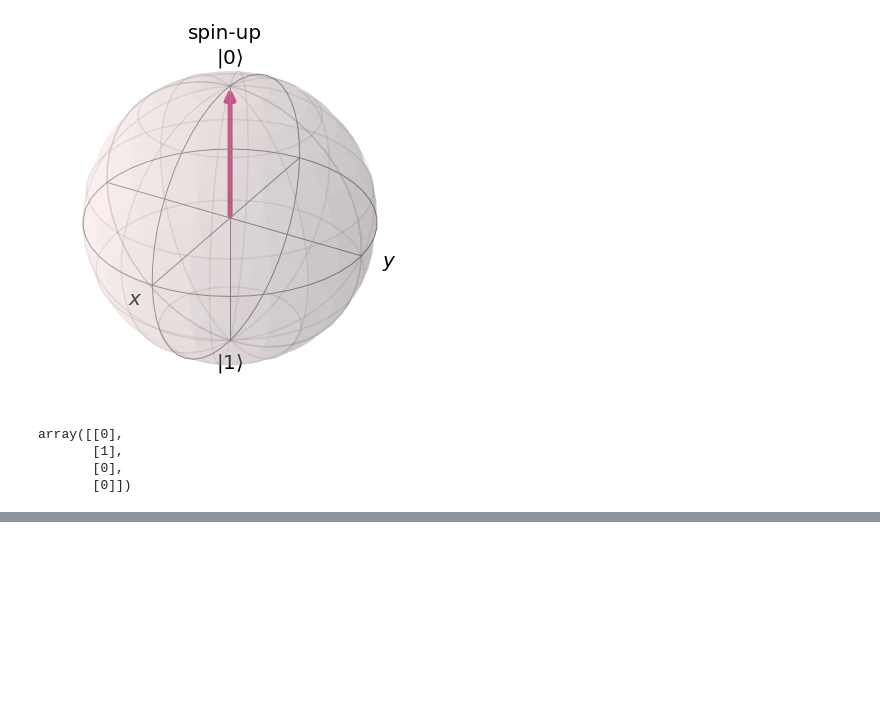
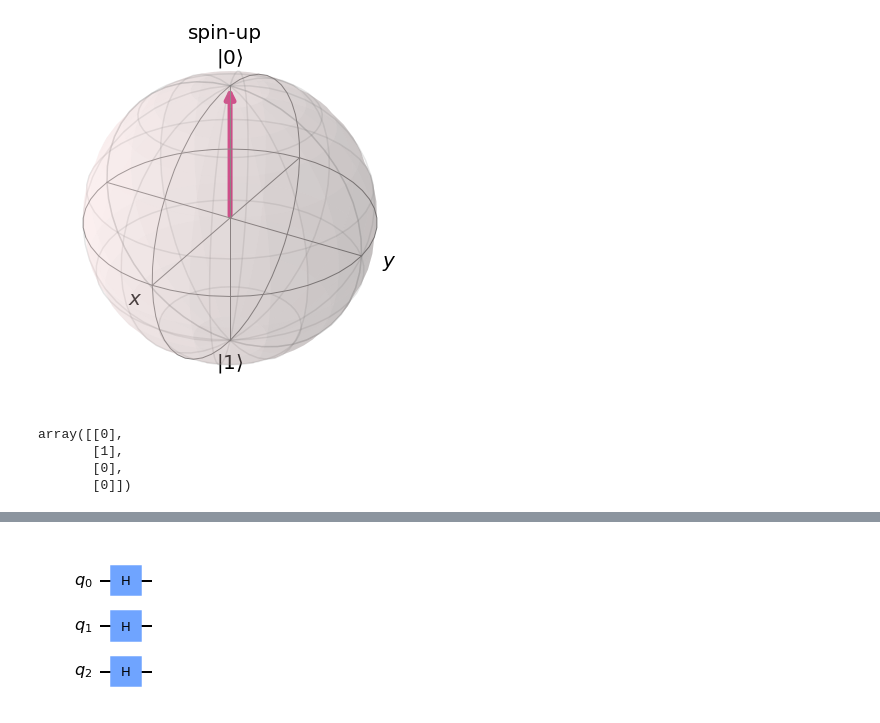
Before and after one commit to jslamja/Examples-of-Quantum-Computing-using-Qiskit, a Jupyter notebook: examples.ipynb, the cells around one changed output, grey strips where cells are left out. Drawn from its saved outputs; the diff is of its cells as text; code cells hidden in the pictures; blank space fills up the shorter version.

```diff
--- a/examples.ipynb
+++ b/examples.ipynb
@@ -73,0 +100,10 @@ array([[0],
+# %%
+# creat circuit
+qc= QuantumCircuit(3)
+#aplied Hadamard Gate on the circuit
+for qubit in range (3):
+    qc.h(qubit)
+#see teh circuit
+qc.draw('mpl')
+# %% [output]
+[figure, added]
```
Also changed, not shown: parts of 5 cells of this notebook.
